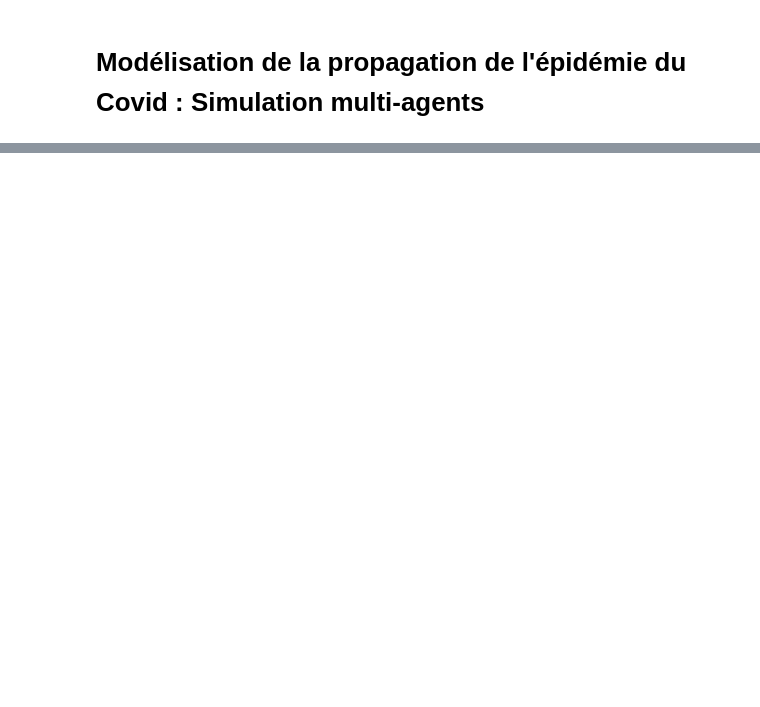
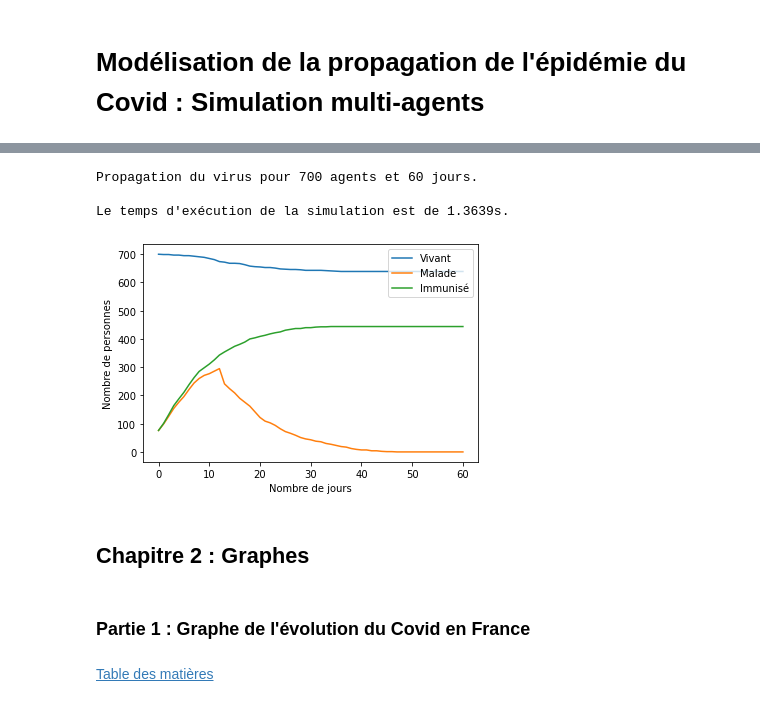
Before and after one commit to cristal-smac/mas_basics, a Jupyter notebook: mas_covid_network.ipynb, the cells around one changed output, grey strips where cells are left out. Cells and saved outputs as stored; diff of their text form; code cells hidden in the pictures; blank space fills up the shorter version.

Commit message:
Update mas_covid_network.ipynb
Mise en forme, ajout de plots, correction de quelques parties.

```diff
--- a/mas_covid_network.ipynb
+++ b/mas_covid_network.ipynb
@@ -582,6 +490,6 @@ Au final, les contacts sont : [2]
 # %%
 class SMA:
-    def __init__(self, nb_agents, adjacency_matrix, graphe):
+    def __init__(self, nb_agents, adjacency_matrix, graphe, depart, alpha, beta, gamma, delta, incubation):
         self.tick = 0
         self.agentList = []
         self.n_steps = 0
@@ -596,6 +504,12 @@ class SMA:
         self.immunise = [] # 1 = Oui, 0 = Non
         self.jour_malade = []
 
+        self.alpha = alpha # contact
+        self.beta = beta # contamination
+        self.gamma = gamma # décès
+        self.delta = delta # guérison
+        self.incubation = incubation # période pendant laquelle le patient est malade
+
         self.plot_malade = []
         self.plot_vivant = []
         self.plot_immunise = []
@@ -605,7 +519,7 @@ class SMA:
             self.agentList.append(Agent(i, np.nonzero(adjacency_matrix[i])[0]))
             self.vivant.append(1)
             # Une probabilité d'être malade pour commencer à tracer les graphes
-            self.malade.append(np.random.choice([0,1], 1, p=[0.90,0.1])[0])
+            self.malade.append(np.random.choice([0,1], 1, p=[1-depart,depart])[0])
             if self.malade[i] == 1:
                 self.immunise.append(1)
             else:
@@ -987,0 +633,65 @@ sma.run(nb_rounds)
+# %%
+nb_agents = 700
+nb_rounds = 60
+print(f"Propagation du virus pour {nb_agents} agents et {nb_rounds} jours.")
+
+# Choix du type de graphe :
+graph = nx.barabasi_albert_graph(nb_agents, 1)
+#graph = nx.complete_graph(nb_agents)
+#graph = nx.erdos_renyi_graph(nb_agents,0.1)
+#graph = nx.cycle_graph(nb_agents)
+#graph = nx.random_regular_graph(3,nb_agents)
+
+# Pour tester dans une boucle for :
+departs = [0.01, 0.05, 0.1, 0.2, 0.5]
+alphas = [0.2, 0.4, 0.6, 0.8]
+betas = [0.2, 0.4, 0.6, 0.8]
+gammas = [0.001, 0.005, 0.01, 0.05, 0.1, 0.5]
+deltas = [0.001, 0.005, 0.01, 0.05, 0.1, 0.5]
+incubations = [2,4,6,8,10,12,14,15]
+
+# Malheureusement, impossible d'avoir de belles courbes même après avoir tester tous les paramètres ci-dessus
+
+depart = 0.1 # proportion de personnes contaminées au départ
+alpha = 0.6 # contact
+beta = 0.2 # contamination
+gamma = 0.01 # décès
+delta = 0.005 # guérison
+incubation = 12 # période pendant laquelle l'agent est malade
+
+
+matrix = nx.to_numpy_array(graph, nodelist=range(nb_agents))
+sma = SMA(nb_agents, matrix, graph, depart, alpha, beta, gamma, delta, incubation)
+
+temps_debut = time.time()
+# On lance le jeu
+sma.run(nb_rounds)
+
+temps_fin = time.time()
+print(f"\nLe temps d'exécution de la simulation est de {round(temps_fin-temps_debut,4)}s.")
+
+# Tracé de graphes :
+x = []
+for i in range(0,len(sma.plot_vivant)):
+    x.append(i)
+
+y = [sma.plot_vivant, sma.plot_malade, sma.plot_immunise]
+labels = ['Vivant', 'Malade', 'Immunisé']
+
+for y_arr, label in zip(y, labels):
+    plt.plot(x, y_arr, label=label)
+plt.xlabel('Nombre de jours')
+plt.ylabel('Nombre de personnes')
+plt.legend(loc="upper right")
+plt.show()
+# %% [output]
+Propagation du virus pour 700 agents et 60 jours.
+
+Le temps d'exécution de la simulation est de 1.3639s.
+[figure, added]
+# %% [markdown]
+## Chapitre 2 : Graphes <a class="anchor" id="c2"></a>
+# %% [markdown]
+### Partie 1 : Graphe de l'évolution du Covid en France <a class="anchor" id="c2-p1"></a>
+# %% [markdown]
+[Table des matières](#tdm)
```
Also changed, not shown: parts of 61 cells of this notebook.
